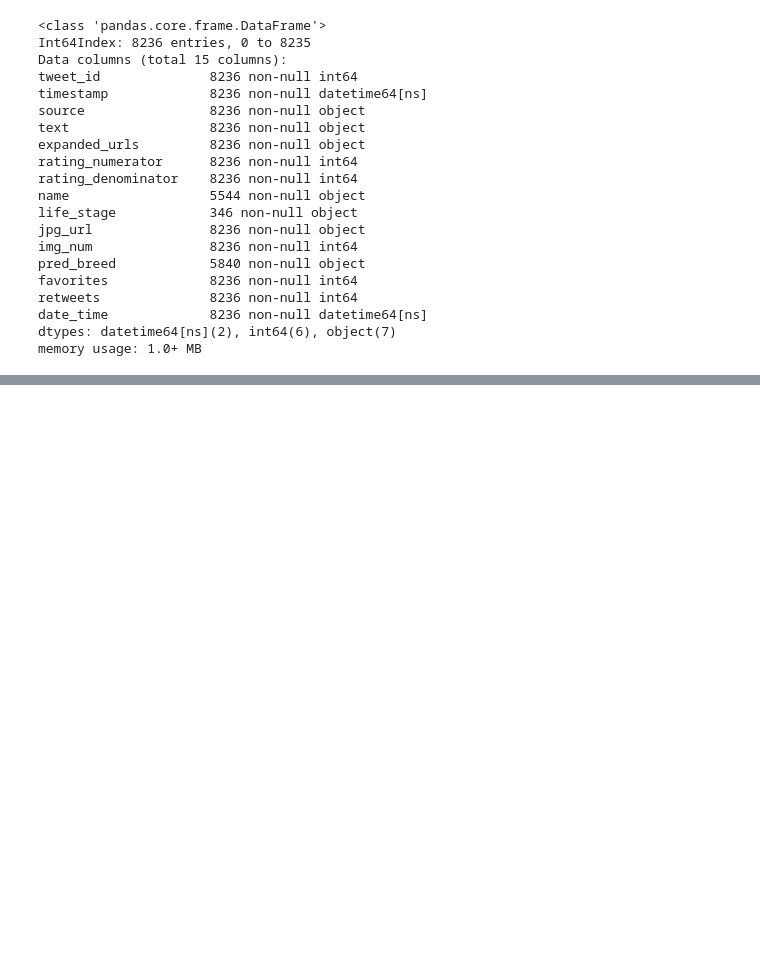
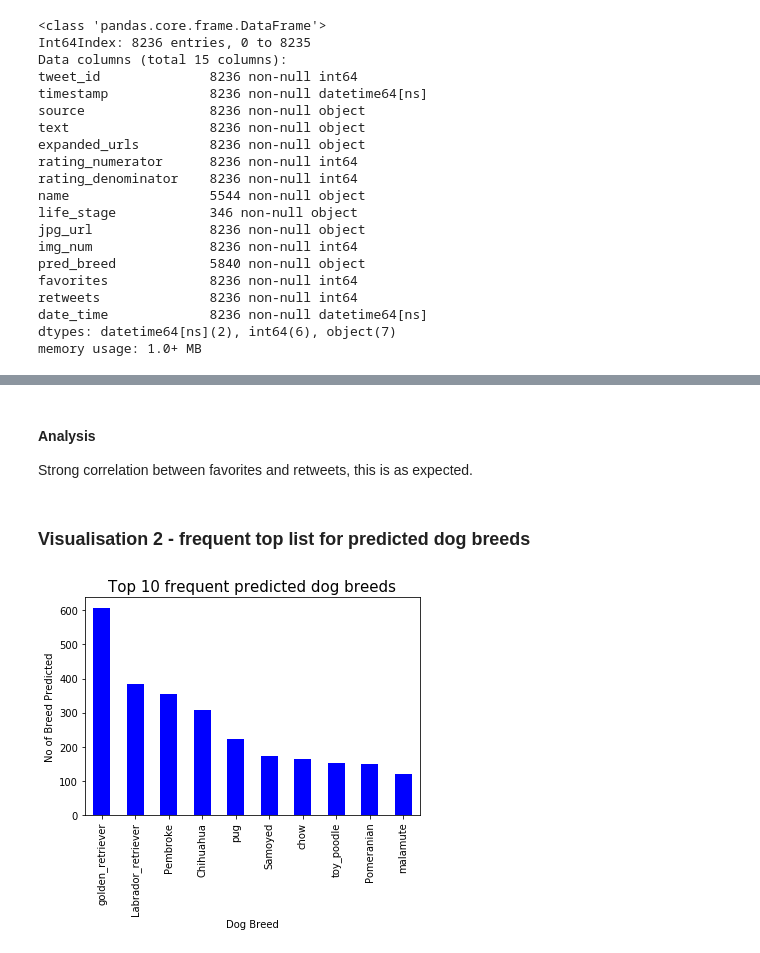
Before and after one commit to ujwalakale/Wrangle-And-Analyse-Data-WeRate-Dogs, a Jupyter notebook: wrangle_act.ipynb, the cells around one changed output, grey strips where cells are left out. Cells and saved outputs as stored; diff of their text form; code cells hidden in the pictures; blank space fills up the shorter version.

```diff
--- a/wrangle_act.ipynb
+++ b/wrangle_act.ipynb
@@ -879,0 +911,14 @@ memory usage: 1.0+ MB
+# %% [markdown]
+#### Analysis
+
+Strong correlation between favorites and retweets, this is as expected.
+# %% [markdown]
+### Visualisation 2 - frequent top list for predicted dog breeds
+# %%
+df['pred_breed'].value_counts()[0:10].sort_values(ascending=False).plot(kind = 'bar', color= 'blue')
+plt.ylabel('No of Breed Predicted')
+plt.title('Top 10 frequent predicted dog breeds', size=15)
+plt.xlabel('Dog Breed')
+plt.plot();
+# %% [output]
+[figure, added]
```
Also changed, not shown: parts of 12 cells of this notebook.
